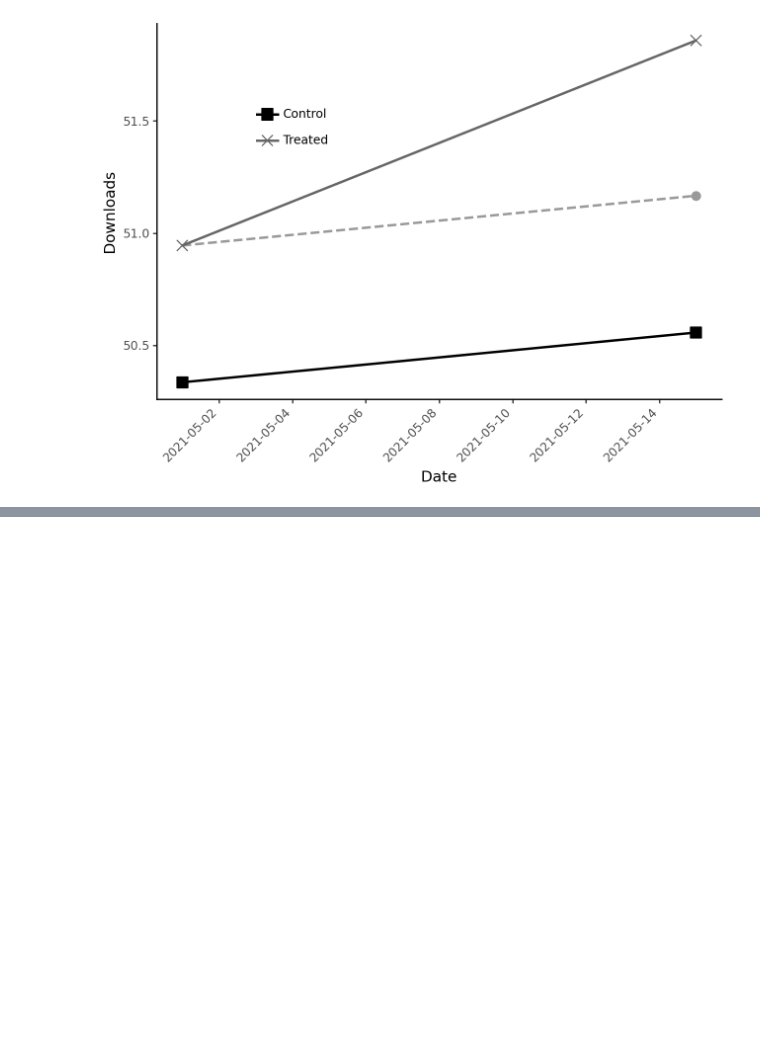
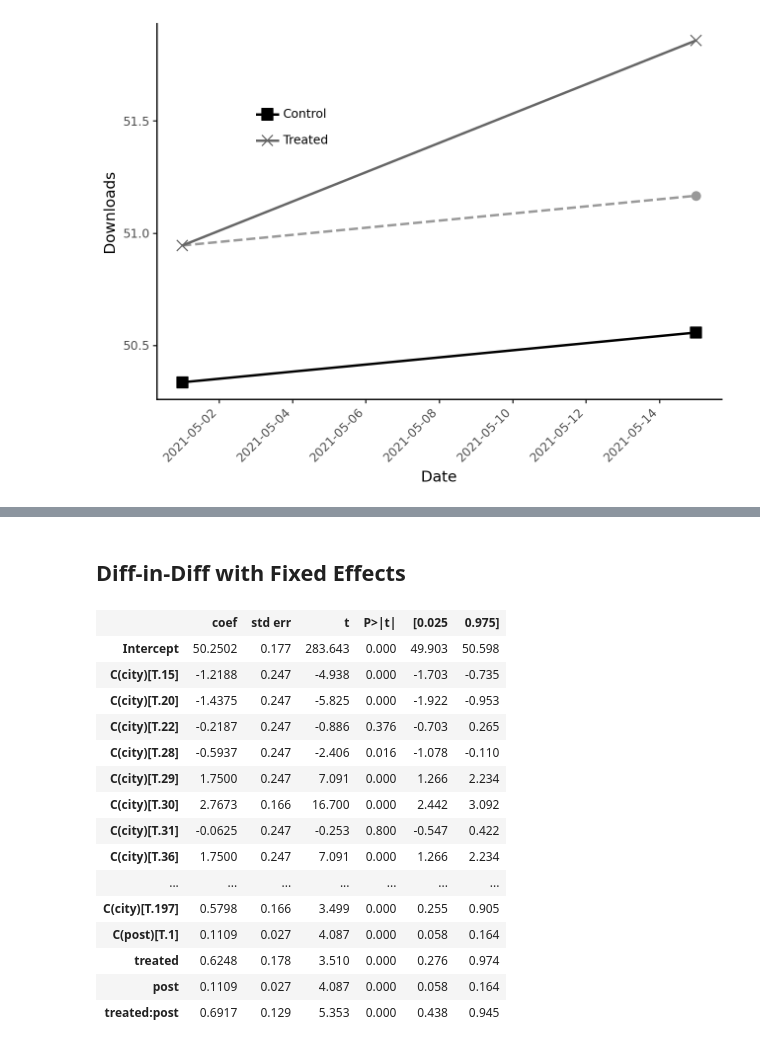
Before and after one commit to Sechi42/Causal_Inference-with-python, a Jupyter notebook: ch08/Difference-in-Differences.ipynb, the cells around one changed output, grey strips where cells are left out. Cells and saved outputs as stored; diff of their text form; code cells hidden in the pictures; blank space fills up the shorter version.

```diff
--- a/ch08/Difference-in-Differences.ipynb
+++ b/ch08/Difference-in-Differences.ipynb
@@ -262,0 +304,24 @@ main_data = did_data.with_columns(
+# %% [markdown]
+## Diff-in-Diff with Fixed Effects
+# %%
+smf.ols(
+    formula="downloads ~ C(city) + C(post) + treated*post",
+    data=mkt_data.to_pandas()
+).fit().summary().tables[1]
+# %% [output]
+|  | coef | std err | t | P>|t| | [0.025 | 0.975] |
+| Intercept | 50.2502 | 0.177 | 283.643 | 0.000 | 49.903 | 50.598 |
+| C(city)[T.15] | -1.2188 | 0.247 | -4.938 | 0.000 | -1.703 | -0.735 |
+| C(city)[T.20] | -1.4375 | 0.247 | -5.825 | 0.000 | -1.922 | -0.953 |
+| C(city)[T.22] | -0.2187 | 0.247 | -0.886 | 0.376 | -0.703 | 0.265 |
+| C(city)[T.28] | -0.5937 | 0.247 | -2.406 | 0.016 | -1.078 | -0.110 |
+| C(city)[T.29] | 1.7500 | 0.247 | 7.091 | 0.000 | 1.266 | 2.234 |
+| C(city)[T.30] | 2.7673 | 0.166 | 16.700 | 0.000 | 2.442 | 3.092 |
+| C(city)[T.31] | -0.0625 | 0.247 | -0.253 | 0.800 | -0.547 | 0.422 |
+| C(city)[T.36] | 1.7500 | 0.247 | 7.091 | 0.000 | 1.266 | 2.234 |
+| ... | ... | ... | ... | ... | ... | ... |
+| C(city)[T.197] | 0.5798 | 0.166 | 3.499 | 0.000 | 0.255 | 0.905 |
+| C(post)[T.1] | 0.1109 | 0.027 | 4.087 | 0.000 | 0.058 | 0.164 |
+| treated | 0.6248 | 0.178 | 3.510 | 0.000 | 0.276 | 0.974 |
+| post | 0.1109 | 0.027 | 4.087 | 0.000 | 0.058 | 0.164 |
+| treated:post | 0.6917 | 0.129 | 5.353 | 0.000 | 0.438 | 0.945 |
```
Also changed, not shown: parts of 14 cells of this notebook, 1 other file.
